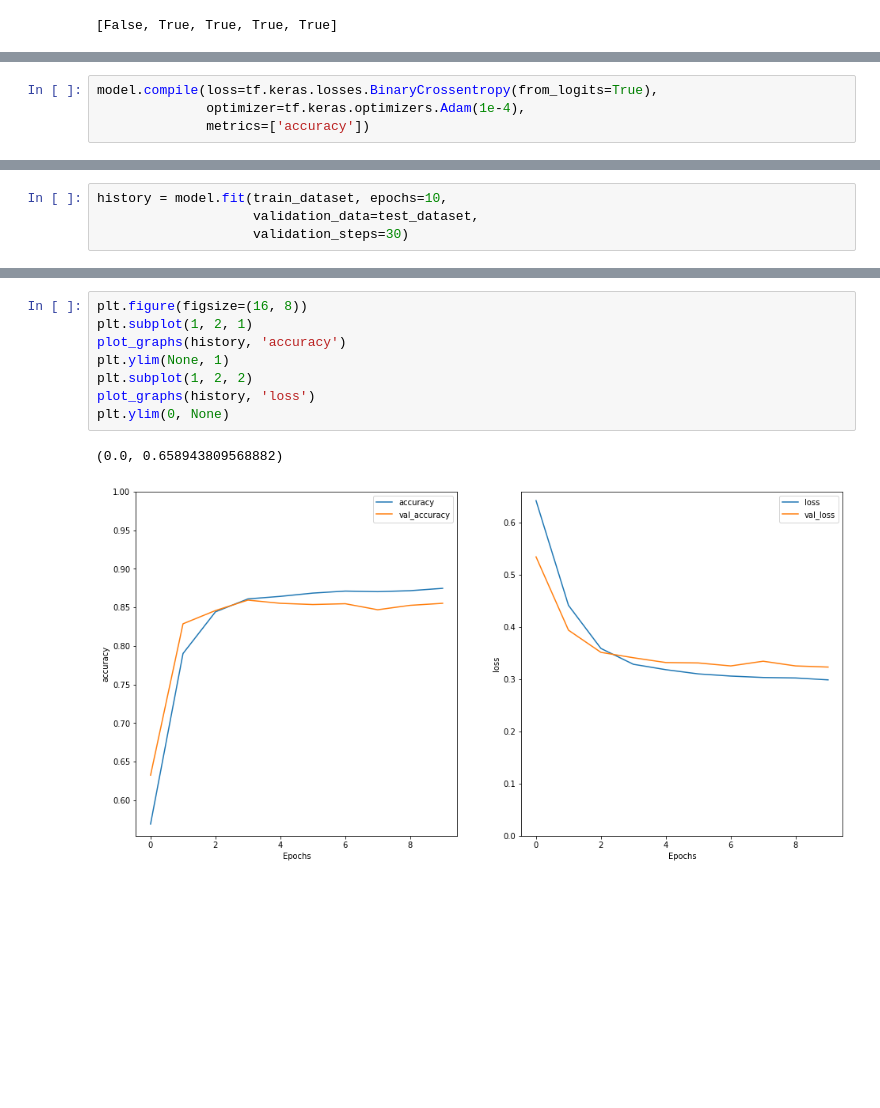
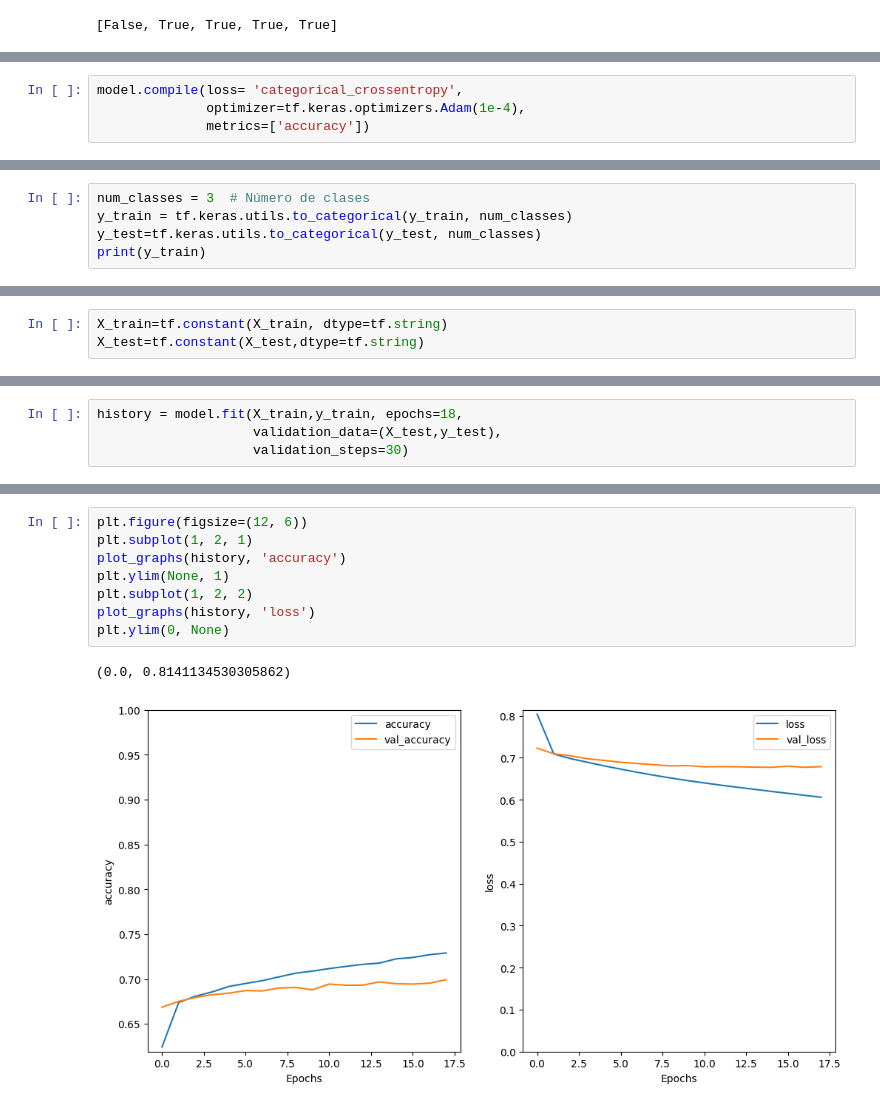
Before and after one commit to AlvaroMonteroB/Deep_Learning, a Jupyter notebook: Temas Selectos/P1/LSTM/main.ipynb, the cells around one changed output, grey strips where cells are left out. Cells and saved outputs as stored; diff of their text form; blank space fills up the shorter version.

Commit message:
Amazon dataset lstm

```diff
--- a/Temas Selectos/P1/LSTM/main.ipynb
+++ b/Temas Selectos/P1/LSTM/main.ipynb
@@ -131,4 +162,4 @@ print(predictions[0])
 # %%
-model.compile(loss=tf.keras.losses.BinaryCrossentropy(from_logits=True),
+model.compile(loss= 'categorical_crossentropy',
               optimizer=tf.keras.optimizers.Adam(1e-4),
               metrics=['accuracy'])
@@ -134,0 +176,5 @@ model.compile(loss=tf.keras.losses.BinaryCrossentropy(from_logits=True),
+# %%
+num_classes = 3  # Número de clases
+y_train = tf.keras.utils.to_categorical(y_train, num_classes)
+y_test=tf.keras.utils.to_categorical(y_test, num_classes)
+print(y_train)
@@ -134,0 +189,3 @@ model.compile(loss=tf.keras.losses.BinaryCrossentropy(from_logits=True),
+# %%
+X_train=tf.constant(X_train, dtype=tf.string)
+X_test=tf.constant(X_test,dtype=tf.string)
@@ -135,5 +212,5 @@ model.compile(loss=tf.keras.losses.BinaryCrossentropy(from_logits=True),
 # %%
-history = model.fit(train_dataset, epochs=10,
-                    validation_data=test_dataset,
+history = model.fit(X_train,y_train, epochs=18,
+                    validation_data=(X_test,y_test),
                     validation_steps=30)
 # %% [output]
@@ -183,14 +243,14 @@ Test Accuracy: 0.8559200167655945
 # %%
-plt.figure(figsize=(16, 8))
+plt.figure(figsize=(12, 6))
 plt.subplot(1, 2, 1)
 plot_graphs(history, 'accuracy')
 plt.ylim(None, 1)
 plt.subplot(1, 2, 2)
 plot_graphs(history, 'loss')
 plt.ylim(0, None)
 # %% [output]
-(0.0, 0.658943809568882)
+(0.0, 0.8141134530305862)
-[figure, old version]
+[figure, new version]
 # %%
 sample_text = ('The movie was quite slow, i would reccomend it but i dont know who may like it')
 predictions = model.predict(np.array([sample_text]))
```
Also changed, not shown: parts of 24 cells of this notebook, 1 other file.
